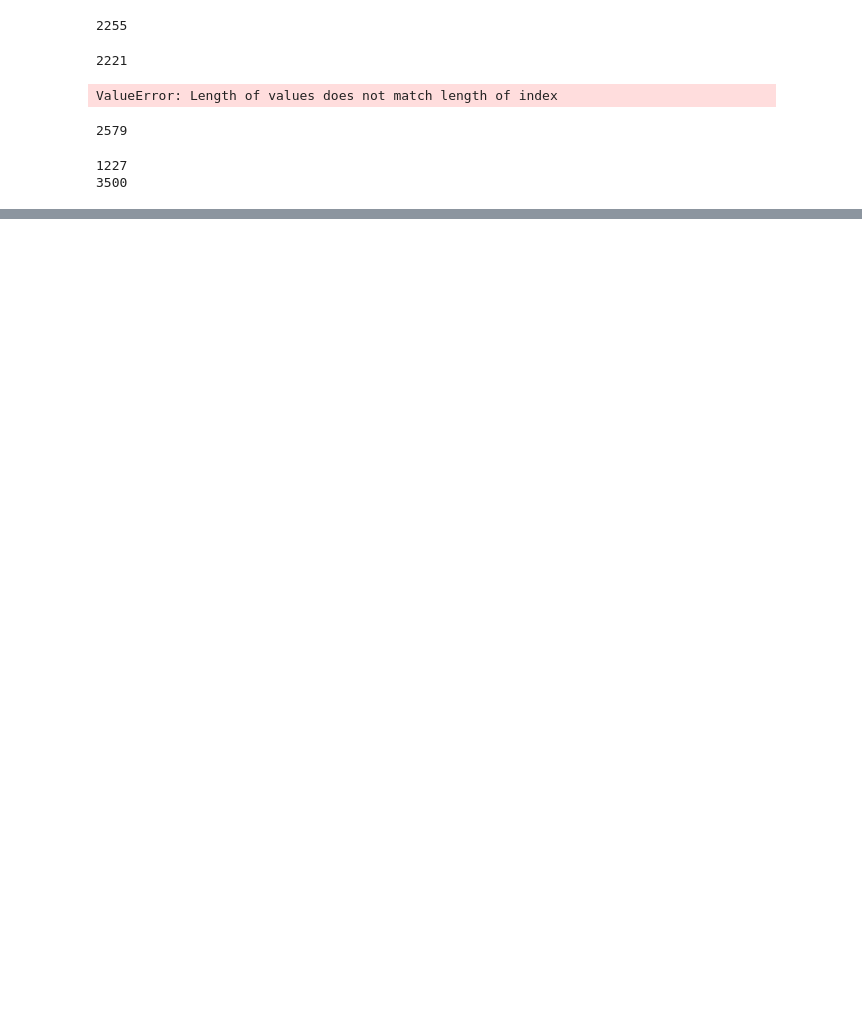
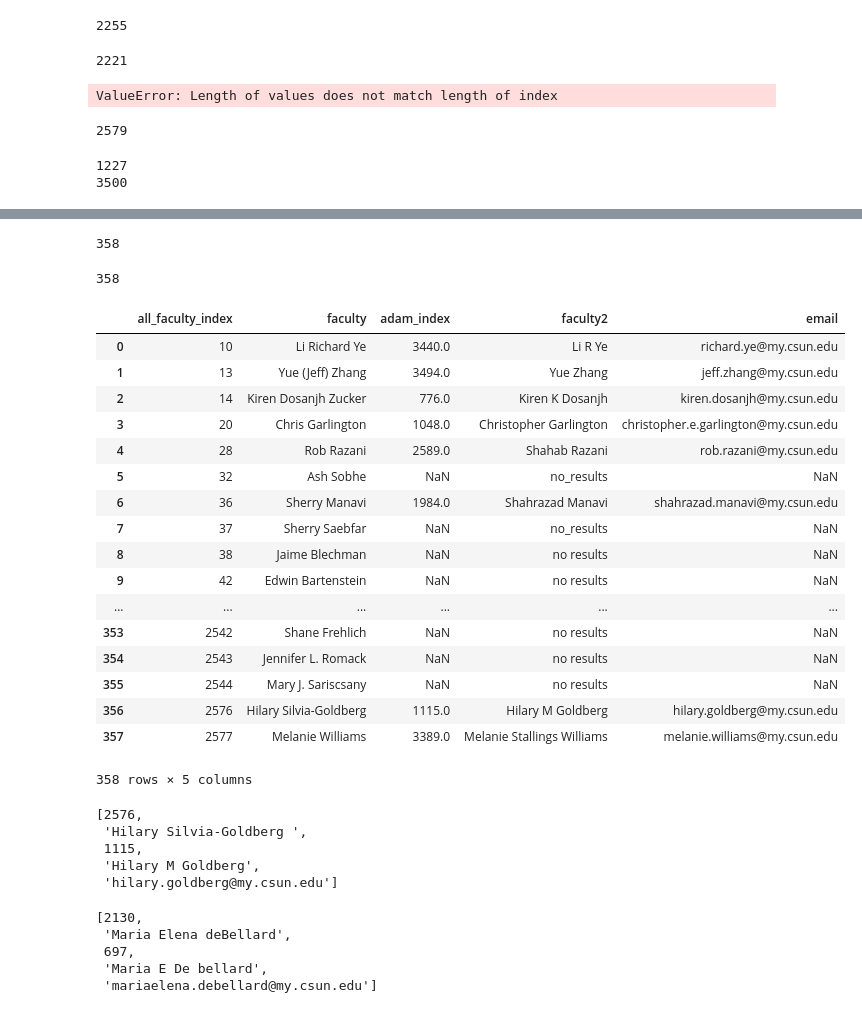
Before and after one commit to martinezjorge/Academic-Citation-Scrapers, a Jupyter notebook: Making the Master Dataset/Making the Master Dataset.ipynb, the cells around one changed output, grey strips where cells are left out. Cells and saved outputs as stored; diff of their text form; code cells hidden in the pictures; blank space fills up the shorter version.

Commit message:
api maker, data cleaner

```diff
--- a/Making the Master Dataset/Making the Master Dataset.ipynb
+++ b/Making the Master Dataset/Making the Master Dataset.ipynb
@@ -470,0 +816,4 @@ print(len(emails.faculty))
+# %%
+len(all_faculty_not_matched_indeces)
+# %% [output]
+358
@@ -470,0 +830,26 @@ print(len(emails.faculty))
+# %%
+data = pd.read_csv('matches.csv')
+data.shape[0]
+# %% [output]
+358
+# %%
+data
+# %% [output]
+|  | all_faculty_index | faculty | adam_index | faculty2 | email |
+| 0 | 10 | Li Richard Ye | 3440.0 | Li R Ye | richard.ye@my.csun.edu |
+| 1 | 13 | Yue (Jeff) Zhang | 3494.0 | Yue Zhang | jeff.zhang@my.csun.edu |
+| 2 | 14 | Kiren Dosanjh Zucker | 776.0 | Kiren K Dosanjh | kiren.dosanjh@my.csun.edu |
+| 3 | 20 | Chris Garlington | 1048.0 | Christopher Garlington | christopher.e.garlington@my.csun.edu |
+| 4 | 28 | Rob Razani | 2589.0 | Shahab Razani | rob.razani@my.csun.edu |
+| 5 | 32 | Ash Sobhe | NaN | no_results | NaN |
+| 6 | 36 | Sherry Manavi | 1984.0 | Shahrazad Manavi | shahrazad.manavi@my.csun.edu |
+| 7 | 37 | Sherry Saebfar | NaN | no_results | NaN |
+| 8 | 38 | Jaime Blechman | NaN | no results | NaN |
+| 9 | 42 | Edwin Bartenstein | NaN | no results | NaN |
+| ... | ... | ... | ... | ... | ... |
+| 353 | 2542 | Shane Frehlich | NaN | no results | NaN |
+| 354 | 2543 | Jennifer L. Romack | NaN | no results | NaN |
+| 355 | 2544 | Mary J. Sariscsany | NaN | no results | NaN |
+| 356 | 2576 | Hilary Silvia-Goldberg | 1115.0 | Hilary M Goldberg | hilary.goldberg@my.csun.edu |
+| 357 | 2577 | Melanie Williams | 3389.0 | Melanie Stallings Williams | melanie.williams@my.csun.edu |
+358 rows × 5 columns
@@ -470,0 +860,8 @@ print(len(emails.faculty))
+# %%
+matches[2260]
+# %% [output]
+[2576,
+ 'Hilary Silvia-Goldberg ',
+ 1115,
+ 'Hilary M Goldberg',
+ 'hilary.goldberg@my.csun.edu']
@@ -470,0 +871,8 @@ print(len(emails.faculty))
+# %%
+matches[2250]
+# %% [output]
+[2130,
+ 'Maria Elena deBellard',
+ 697,
+ 'Maria E De bellard',
+ 'mariaelena.debellard@my.csun.edu']
```
Also changed, not shown: parts of 128 cells of this notebook, 23 other files.
